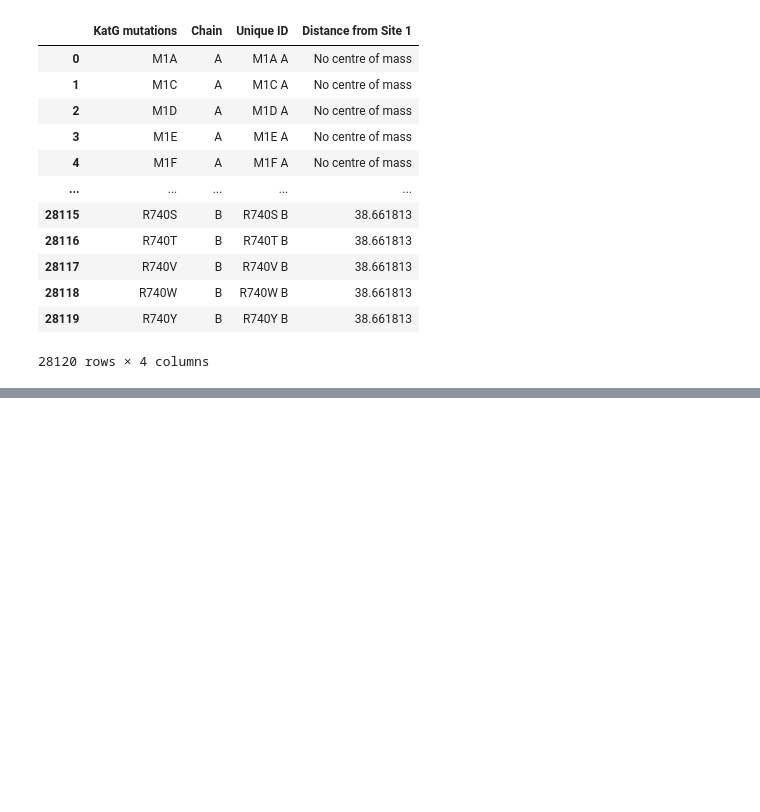
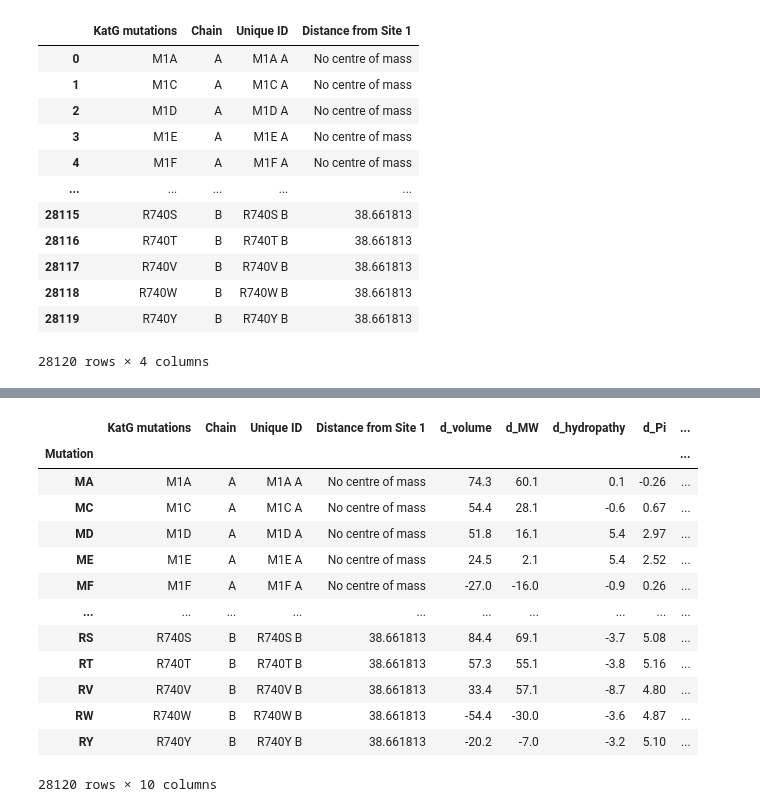
Before and after one commit to fowler-lab/Inh_resistance, a Jupyter notebook: KatG_mutation_characteristics.ipynb, the cells around one changed output, grey strips where cells are left out. Cells and saved outputs as stored; diff of their text form; code cells hidden in the pictures; blank space fills up the shorter version.

Commit message:
New code to add codon mutations and SASA - comments to be attached

```diff
--- a/KatG_mutation_characteristics.ipynb
+++ b/KatG_mutation_characteristics.ipynb
@@ -659,0 +902,4 @@ RY
+# %%
+combined_codon_df.reset_index(inplace = True)
+combined_codon_df.rename(columns = {'Amino Acid':'Start AA','index':'Start codon'}, inplace = True)
+combined_codon_df
@@ -659,0 +920,7 @@ RY
+# %%
+combined_codon_df.set_index('End codon', inplace = True)
+combined_codon_df = combined_codon_df.join(aa_codons)
+# %%
+combined_codon_df.reset_index(inplace = True)
+combined_codon_df.rename(columns = {'Amino Acid':'End AA','index':'End codon'}, inplace = True)
+combined_codon_df
@@ -659,0 +959,11 @@ RY
+# %%
+mutation_1 = []
+row_no_1 = -1
+for s_aa in combined_codon_df['Start AA']:
+    row_no_1 = row_no_1 + 1
+    e_aa = combined_codon_df.loc[row_no_1,'End AA']
+    d_aa = str(s_aa + e_aa)
+    mutation_1.append(d_aa)
+combined_codon_df['Mutation'] = mutation_1
+combined_codon_df.set_index('Mutation', inplace = True)
+combined_codon_df
@@ -659,0 +985,27 @@ RY
+# %%
+KatG_mutations_df
+mutation_2 = []
+row_no_2 = -1
+for s_aa in KatG_mutations_df['Start residue']:
+    row_no_2 = row_no_2 + 1
+    e_aa = KatG_mutations_df.loc[row_no_2,'End residue']
+    d_aa = str(s_aa + e_aa)
+    mutation_2.append(d_aa)
+KatG_mutations_df['Mutation'] = mutation_2
+KatG_mutations_df.set_index('Mutation', inplace = True)
+KatG_mutations_df
+# %% [output]
+|  | KatG mutations | Chain | Unique ID | Distance from Site 1 | d_volume | d_MW | d_hydropathy | d_Pi | ... |
+| Mutation |  |  |  |  |  |  |  |  | ... |
+| MA | M1A | A | M1A A | No centre of mass | 74.3 | 60.1 | 0.1 | -0.26 | ... |
+| MC | M1C | A | M1C A | No centre of mass | 54.4 | 28.1 | -0.6 | 0.67 | ... |
+| MD | M1D | A | M1D A | No centre of mass | 51.8 | 16.1 | 5.4 | 2.97 | ... |
+| ME | M1E | A | M1E A | No centre of mass | 24.5 | 2.1 | 5.4 | 2.52 | ... |
+| MF | M1F | A | M1F A | No centre of mass | -27.0 | -16.0 | -0.9 | 0.26 | ... |
+| ... | ... | ... | ... | ... | ... | ... | ... | ... | ... |
+| RS | R740S | B | R740S B | 38.661813 | 84.4 | 69.1 | -3.7 | 5.08 | ... |
+| RT | R740T | B | R740T B | 38.661813 | 57.3 | 55.1 | -3.8 | 5.16 | ... |
+| RV | R740V | B | R740V B | 38.661813 | 33.4 | 57.1 | -8.7 | 4.80 | ... |
+| RW | R740W | B | R740W B | 38.661813 | -54.4 | -30.0 | -3.6 | 4.87 | ... |
+| RY | R740Y | B | R740Y B | 38.661813 | -20.2 | -7.0 | -3.2 | 5.10 | ... |
+28120 rows × 10 columns
```
Also changed, not shown: parts of 51 cells of this notebook.
